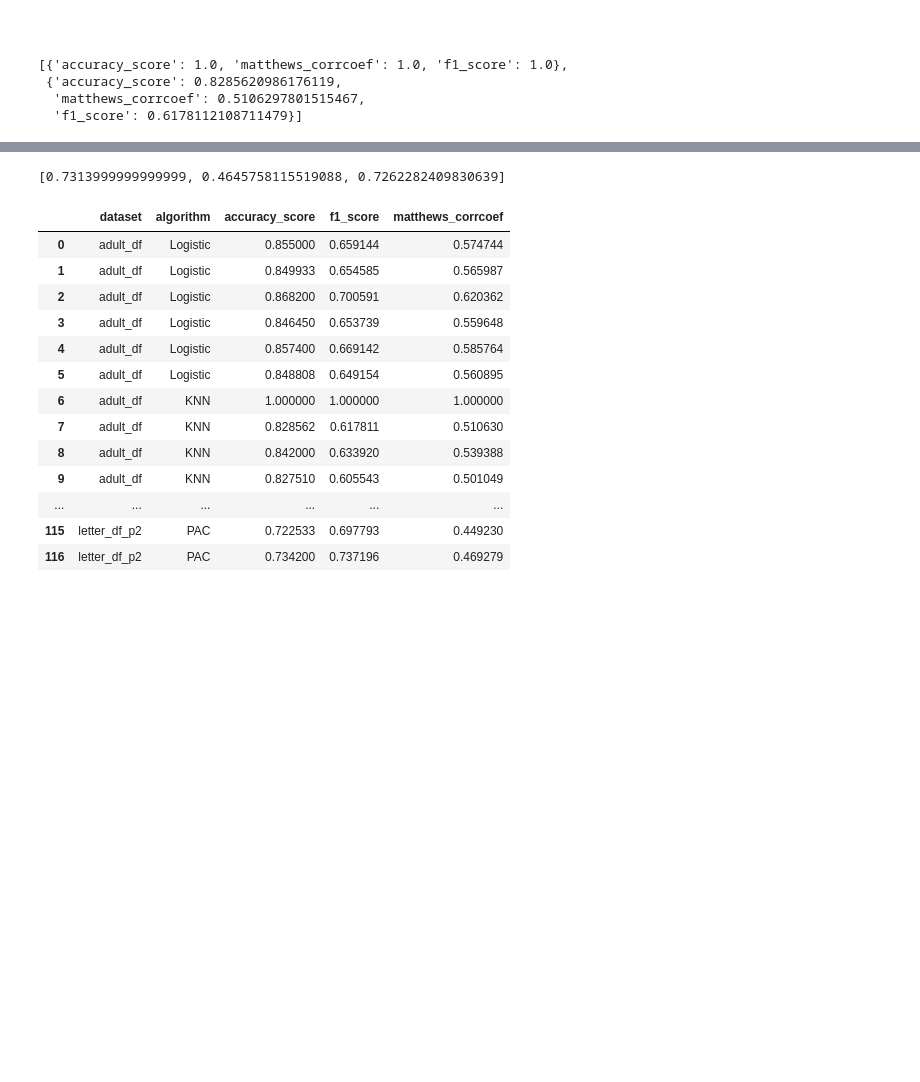
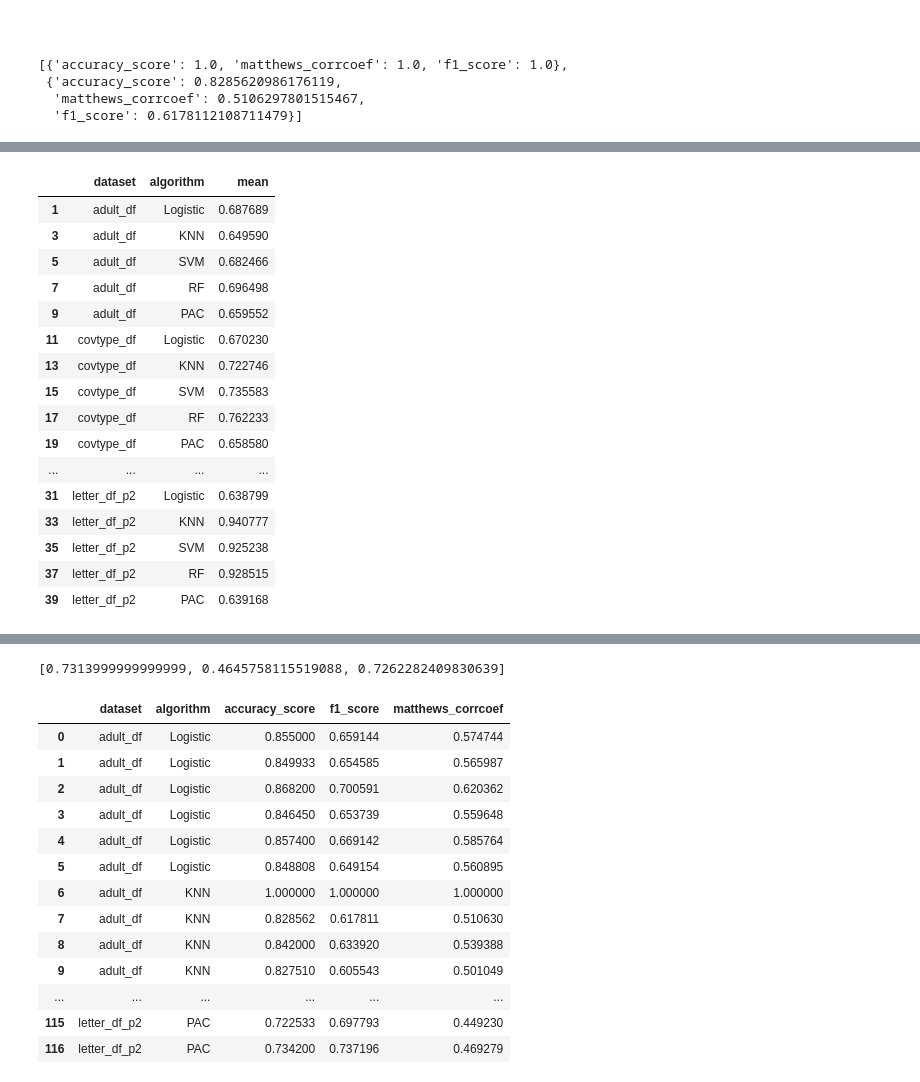
Before and after one commit to justintheyang/novelsearch_icml, a Jupyter notebook: ICML.ipynb, the cells around one changed output, grey strips where cells are left out. Drawn from its saved outputs; the diff is of its cells as text; code cells hidden in the pictures; blank space fills up the shorter version.

Commit message:
added extra table

```diff
--- a/ICML.ipynb
+++ b/ICML.ipynb
@@ -628,0 +629,22 @@ testscores
+# %%
+dfesase = testscores.drop(columns=['accuracy_score','f1_score','matthews_corrcoef'])
+# %%
+dfesase
+# %% [output]
+|  | dataset | algorithm | mean |
+| 1 | adult_df | Logistic | 0.687689 |
+| 3 | adult_df | KNN | 0.649590 |
+| 5 | adult_df | SVM | 0.682466 |
+| 7 | adult_df | RF | 0.696498 |
+| 9 | adult_df | PAC | 0.659552 |
+| 11 | covtype_df | Logistic | 0.670230 |
+| 13 | covtype_df | KNN | 0.722746 |
+| 15 | covtype_df | SVM | 0.735583 |
+| 17 | covtype_df | RF | 0.762233 |
+| 19 | covtype_df | PAC | 0.658580 |
+| ... | ... | ... | ... |
+| 31 | letter_df_p2 | Logistic | 0.638799 |
+| 33 | letter_df_p2 | KNN | 0.940777 |
+| 35 | letter_df_p2 | SVM | 0.925238 |
+| 37 | letter_df_p2 | RF | 0.928515 |
+| 39 | letter_df_p2 | PAC | 0.639168 |
```
Also changed, not shown: parts of 5 cells of this notebook.
